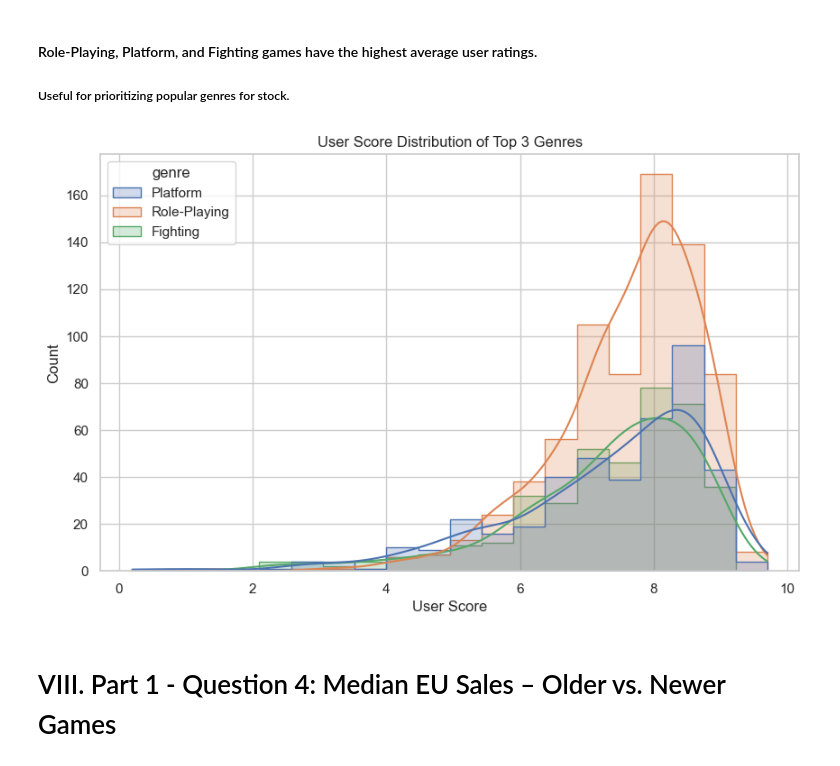
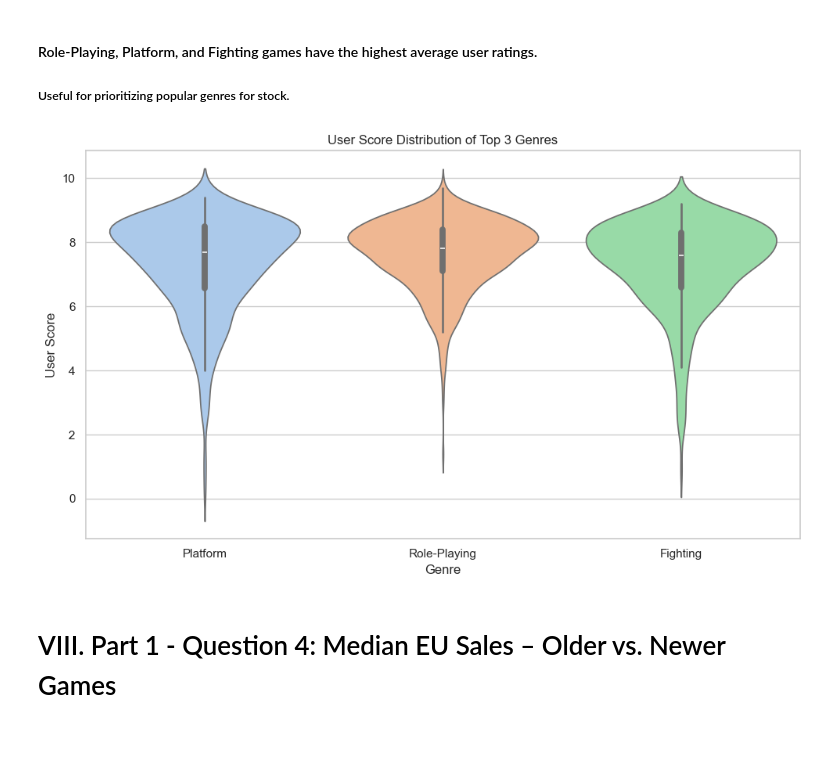
Before and after one commit to Maria8989/Data-Visualisations, a Jupyter notebook: Maria G Garcia Macedo_DVizHDip_CA1.ipynb, the cells around one changed output. Cells and saved outputs as stored; diff of their text form; code cells hidden in the pictures; blank space fills up the shorter version.

```diff
--- a/Maria G Garcia Macedo_DVizHDip_CA1.ipynb
+++ b/Maria G Garcia Macedo_DVizHDip_CA1.ipynb
@@ -302,13 +306,14 @@ plt.show()
 # %%
 top_genres = df.groupby("genre")["user_score"].mean().sort_values(ascending=False).head(3).index.tolist()
 genre_data = df[df["genre"].isin(top_genres)]
-
-sns.histplot(data=genre_data, x="user_score", hue="genre", element="step", bins=20, kde=True)
+sns.violinplot(data=genre_data, x="genre", y="user_score", palette="pastel")
 plt.title("User Score Distribution of Top 3 Genres")
-plt.xlabel("User Score")
+plt.xlabel("Genre")
+plt.ylabel("User Score")
+plt.tight_layout()
 plt.show()
 # %% [output]
-[figure, old version]
+[figure, new version]
 # %% [markdown]
 # VIII. Part 1 - Question 4: Median EU Sales – Older vs. Newer Games
 # %% [markdown]
```
Also changed, not shown: parts of 13 cells of this notebook.
